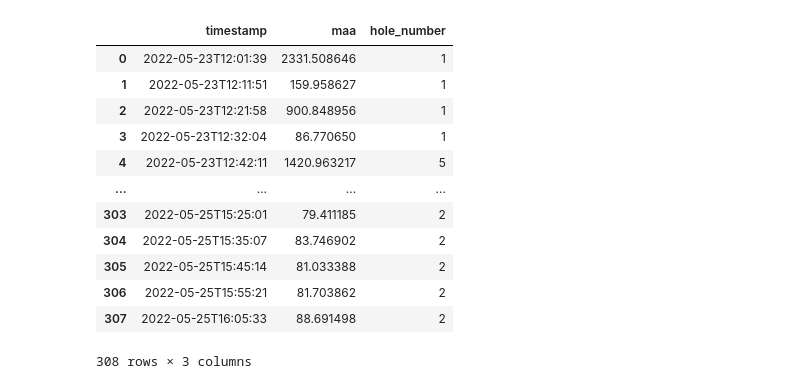
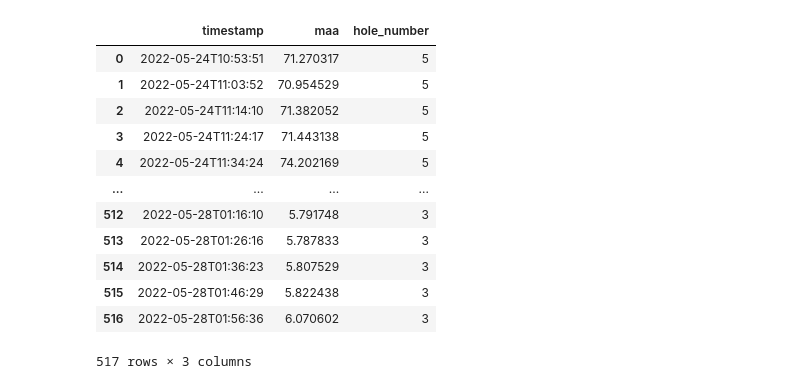
Before and after one commit to aubreymoore/treevibes, a Jupyter notebook: code/Experiment GPEPP.ipynb, the cells around one changed output. Cells and saved outputs as stored; diff of their text form; code cells hidden in the pictures.

```diff
--- a/code/Experiment GPEPP.ipynb
+++ b/code/Experiment GPEPP.ipynb
@@ -22,5 +28,5 @@ Wall time: 1min 8s
 # %%
 # Get a list of wavpaths
-wavpathlist = sorted(glob.glob('good-vibrations/data/gpepp/2022*.wav'))
-len(wavpathlist)
+wavpathlist = sorted(glob.glob('good-vibrations/data/gpepp/*.wav'))
+print(f'{len(wavpathlist)} wav files were found in good-vibrations/data/gpepp')
 # %% [output]
@@ -37,6 +42,6 @@ df_actions
 # %%
 def maa(wavpath):
-    '''Calculate mean absolute amplitude'''
+    '''Calculate mean absolute amplitude for data in a wav file'''
     _, data = wavfile.read(wavpath)
     return np.mean(np.abs(data))
 
@@ -48,10 +53,17 @@ def get_timestamp(wavpath):
 # %%
 %%time
 # Build a pandas dataframe
+
+start_of_experiment = df_actions['timestamp'].iloc[0]
+
 mylist = []
-for i, wavpath in enumerate(wavpathlist):
-    mylist.append({'timestamp': get_timestamp(wavpath), 'maa': maa(wavpath)})
+for wavpath in wavpathlist:
+    timestamp = get_timestamp(wavpath)
+    if timestamp > start_of_experiment:
+        mylist.append({'timestamp': timestamp, 'maa': maa(wavpath)})
 df = pd.DataFrame(mylist)
+
+# Add hole_number column
 
 df['hole_number'] = '0'
 for i, r in df_actions.iterrows():
@@ -64,13 +76,13 @@ Wall time: 159 ms
 |  | timestamp | maa | hole_number |
-| 0 | 2022-05-23T12:01:39 | 2331.508646 | 1 |
-| 1 | 2022-05-23T12:11:51 | 159.958627 | 1 |
-| 2 | 2022-05-23T12:21:58 | 900.848956 | 1 |
-| 3 | 2022-05-23T12:32:04 | 86.770650 | 1 |
-| 4 | 2022-05-23T12:42:11 | 1420.963217 | 5 |
+| 0 | 2022-05-24T10:53:51 | 71.270317 | 5 |
+| 1 | 2022-05-24T11:03:52 | 70.954529 | 5 |
+| 2 | 2022-05-24T11:14:10 | 71.382052 | 5 |
+| 3 | 2022-05-24T11:24:17 | 71.443138 | 5 |
+| 4 | 2022-05-24T11:34:24 | 74.202169 | 5 |
 | ... | ... | ... | ... |
-| 303 | 2022-05-25T15:25:01 | 79.411185 | 2 |
-| 304 | 2022-05-25T15:35:07 | 83.746902 | 2 |
-| 305 | 2022-05-25T15:45:14 | 81.033388 | 2 |
-| 306 | 2022-05-25T15:55:21 | 81.703862 | 2 |
-| 307 | 2022-05-25T16:05:33 | 88.691498 | 2 |
+| 512 | 2022-05-28T01:16:10 | 5.791748 | 3 |
+| 513 | 2022-05-28T01:26:16 | 5.787833 | 3 |
+| 514 | 2022-05-28T01:36:23 | 5.807529 | 3 |
+| 515 | 2022-05-28T01:46:29 | 5.822438 | 3 |
+| 516 | 2022-05-28T01:56:36 | 6.070602 | 3 |
-308 rows × 3 columns
+517 rows × 3 columns
```
Also changed, not shown: parts of 9 cells of this notebook, 1 other file.
